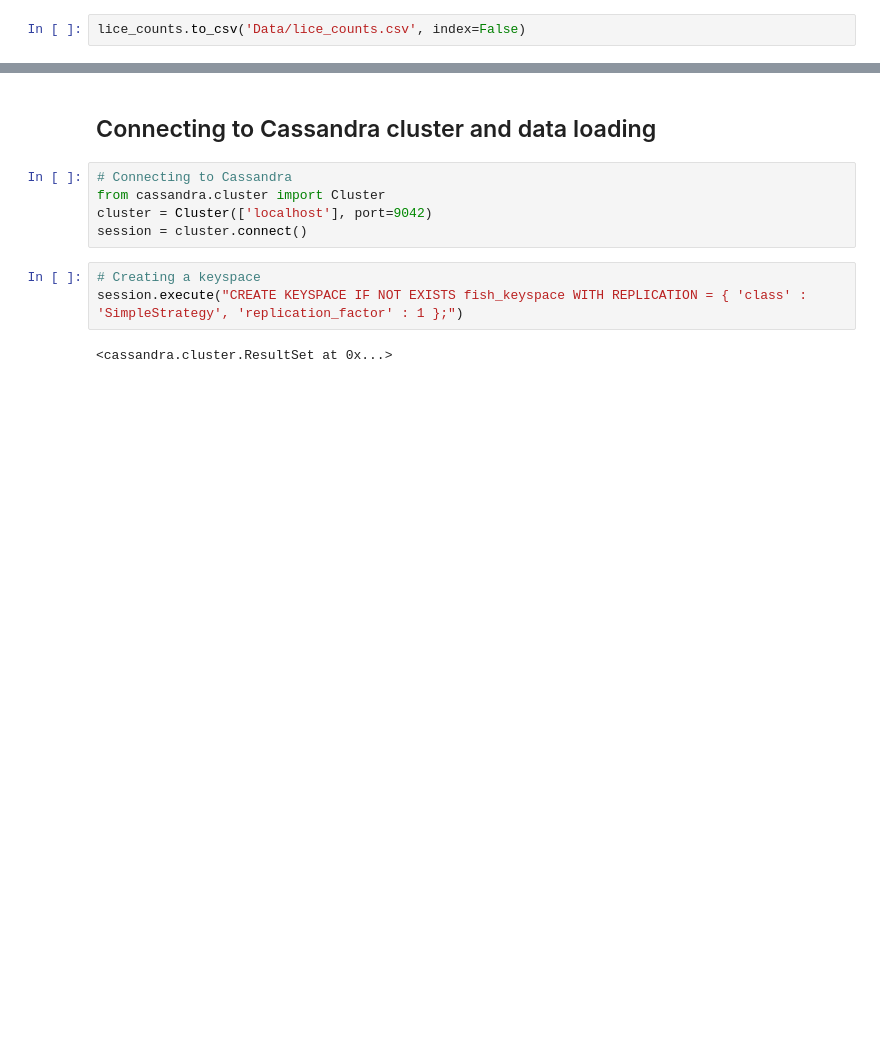
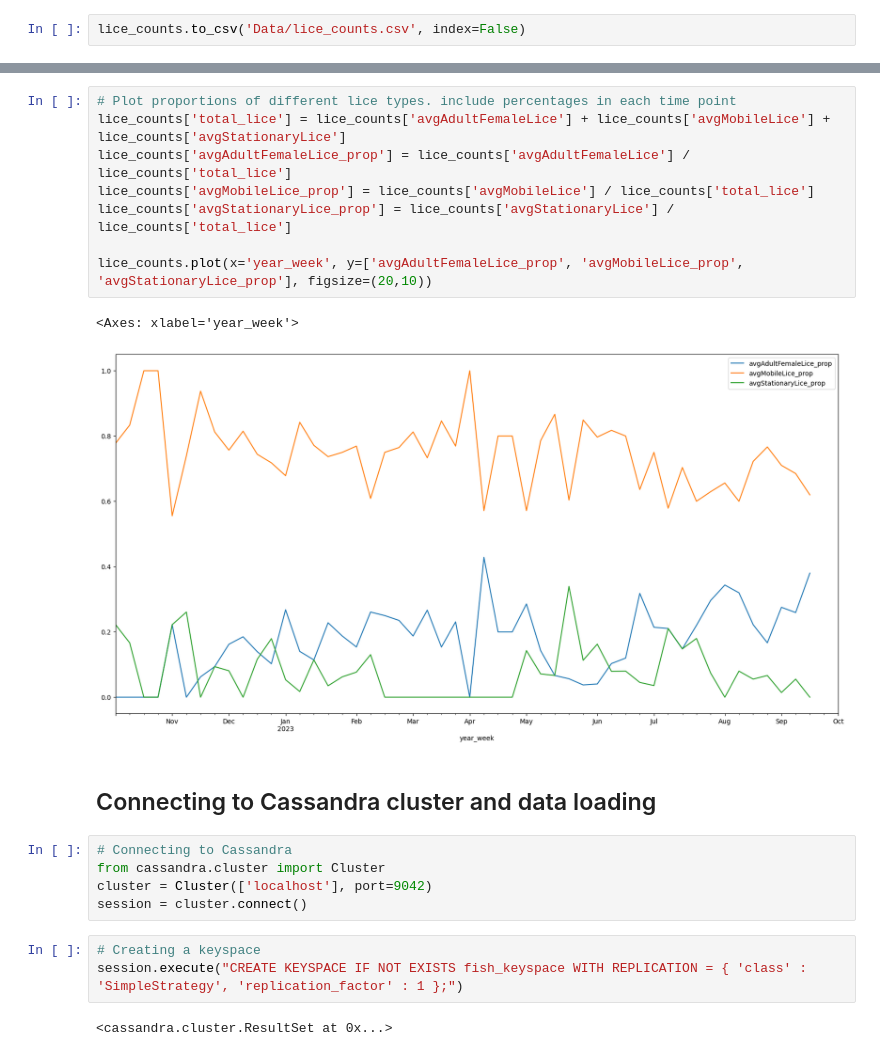
Before and after one commit to ivholmlu/D2D, a Jupyter notebook: DataSources.ipynb, the cells around one changed output, grey strips where cells are left out. Drawn from its saved outputs; the diff is of its cells as text; blank space fills up the shorter version.

```diff
--- a/DataSources.ipynb
+++ b/DataSources.ipynb
@@ -238,3 +312,14 @@ lice_counts.to_csv('Data/lice_counts.csv', index=False)
+# %%
+# Plot proportions of different lice types. include percentages in each time point
+lice_counts['total_lice'] = lice_counts['avgAdultFemaleLice'] + lice_counts['avgMobileLice'] + lice_counts['avgStationaryLice']
+lice_counts['avgAdultFemaleLice_prop'] = lice_counts['avgAdultFemaleLice'] / lice_counts['total_lice']
+lice_counts['avgMobileLice_prop'] = lice_counts['avgMobileLice'] / lice_counts['total_lice']
+lice_counts['avgStationaryLice_prop'] = lice_counts['avgStationaryLice'] / lice_counts['total_lice']
+
+lice_counts.plot(x='year_week', y=['avgAdultFemaleLice_prop', 'avgMobileLice_prop', 'avgStationaryLice_prop'], figsize=(20,10))
+# %% [output]
+<Axes: xlabel='year_week'>
+[figure, added]
 # %% [markdown]
 <h2> Connecting to Cassandra cluster and data loading</h2>
 # %%
```
Also changed, not shown: parts of 15 cells of this notebook, 2 other files.
